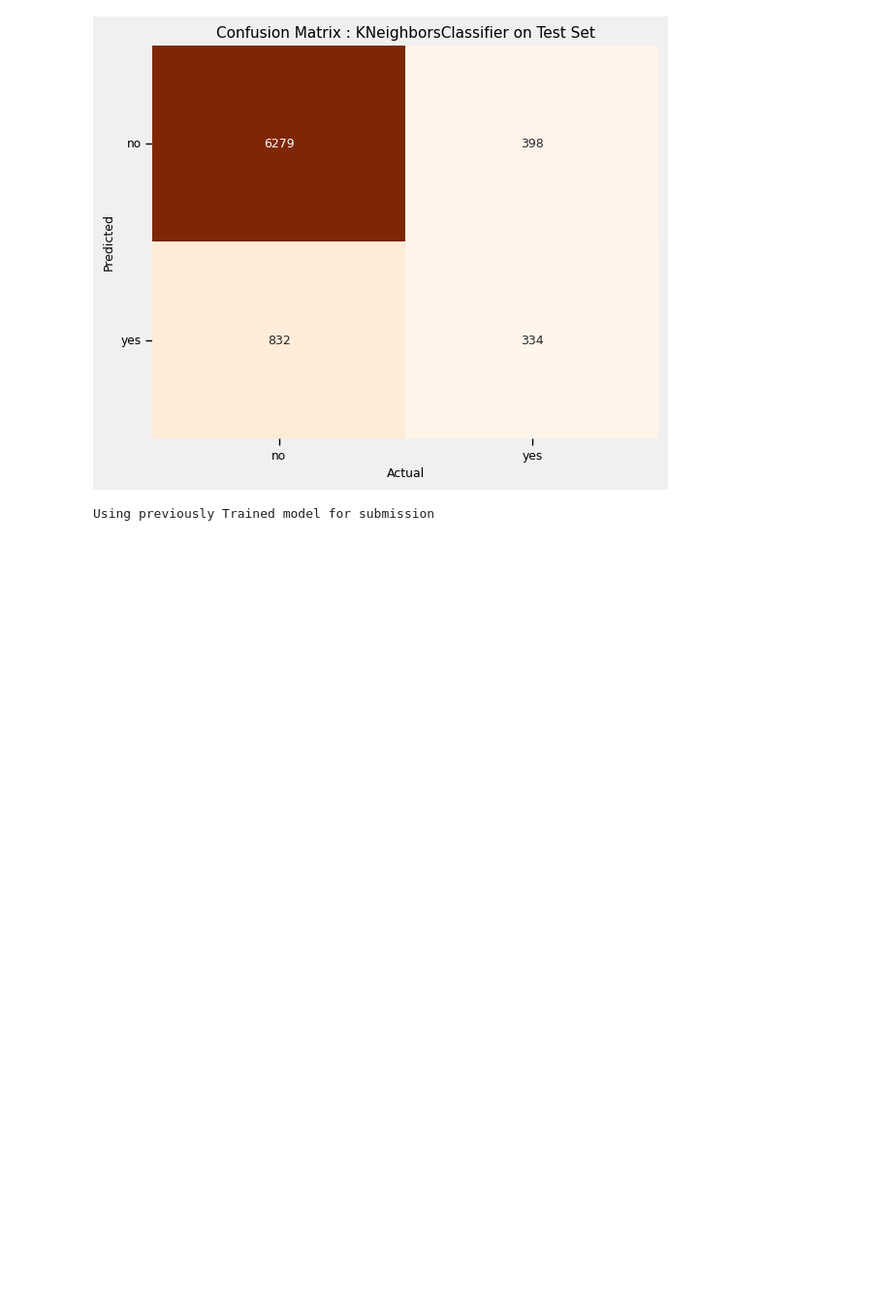
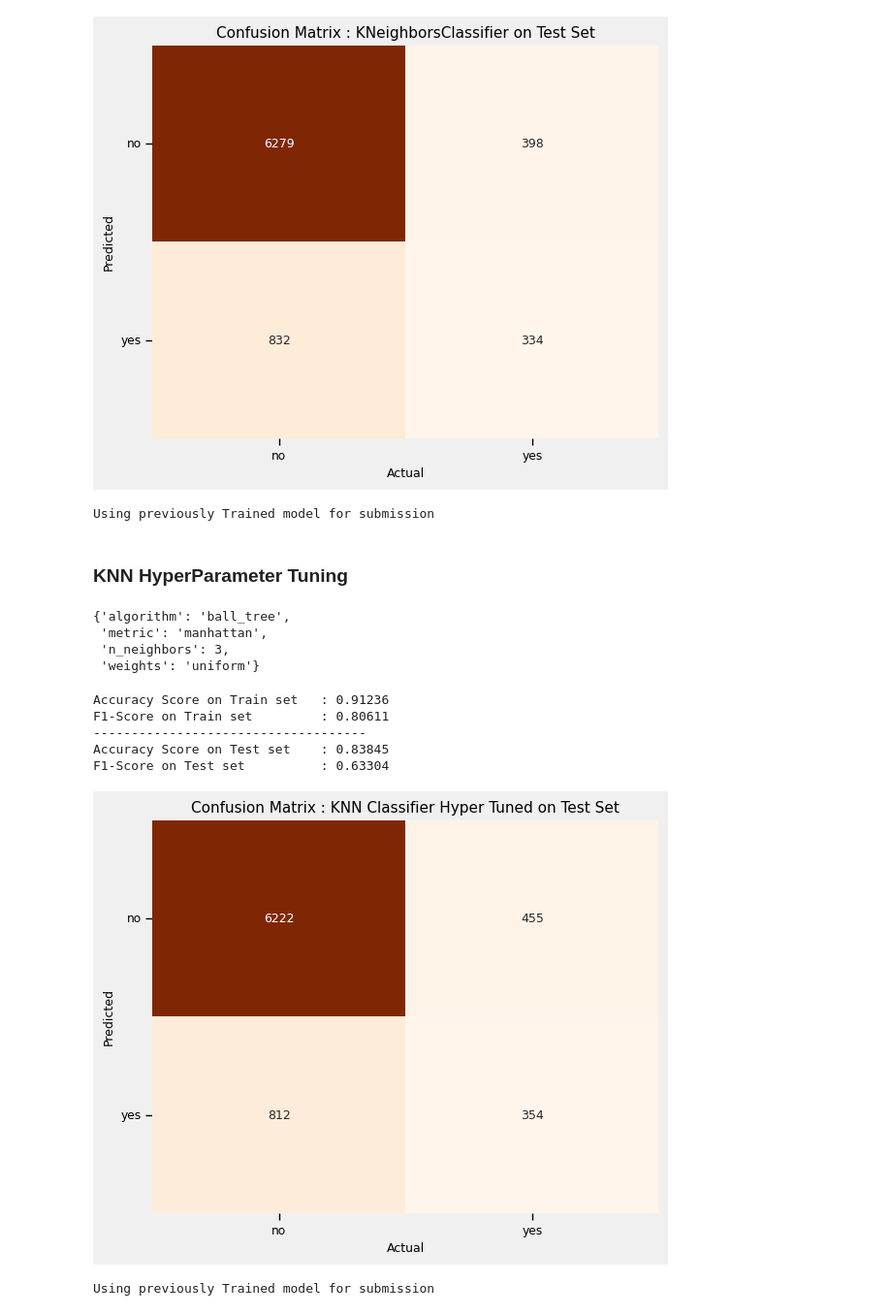
Before and after one commit to jishnukoliyadan/Predicting-the-Success-of-Bank-telemarketing, a Jupyter notebook: notebook/Predict-Success-of-Bank-telemarketing.ipynb, the cells around one changed output. Shown at 97% size. Saved outputs shown, nothing was run; the diff lists cells and outputs as text; code cells hidden in the pictures; blank space fills up the shorter version.

```diff
--- a/notebook/Predict-Success-of-Bank-telemarketing.ipynb
+++ b/notebook/Predict-Success-of-Bank-telemarketing.ipynb
@@ -1112,6 +1112,56 @@ Accuracy Score on Test set    : 0.84317
 F1-Score on Test set          : 0.63137
 [figure]
 Using previously Trained model for submission
+# %% [markdown]
+### KNN HyperParameter Tuning
+# %%
+grid_params = {'algorithm': ['ball_tree', 'brute', 'kd_tree'],
+               'metric': ['cosine', 'euclidean', 'manhattan'],
+               'n_neighbors': [2, 3, 4, 5, 6],
+               'weights': ['distance', 'uniform']}
+
+# Best parameters received post hyper-parameter tuning with cross-validation 5
+grid_params = {'algorithm': ['ball_tree'],
+               'metric': ['manhattan'],
+               'n_neighbors': [3],
+               'weights': ['uniform']}
+
+gridCV = GridSearchCV(KNeighborsClassifier(n_jobs = -1), grid_params, cv = 2, scoring = 'f1_macro', n_jobs = -1)
+
+gridCV.fit(tansformed_train_X, y_train)
+gridCV.best_params_
+# %% [output]
+{'algorithm': 'ball_tree',
+ 'metric': 'manhattan',
+ 'n_neighbors': 3,
+ 'weights': 'uniform'}
+# %%
+clf_name = 'KNeighborsClassifier-Hyper-Base'
+knnClassifier_, knn_f1Score = train_partial_classifier_model(KNeighborsClassifier(**gridCV.best_params_,
+                                                                                  n_jobs = -1),
+                                                             trainX_ = tansformed_train_X,
+                                                             trainY_ = y_train,
+                                                             testX_ = tansformed_test_X,
+                                                             testY_ = y_test,
+                                                             text_  = 'KNN Classifier Hyper Tuned',
+                                                             plot_cm = True,
+                                                             onTrain = True)
+
+model_performance_df.loc[len(model_performance_df)] = [clf_name,
+                                                       gridCV.best_params_,
+                                                       knn_f1Score]
+
+submission_classifier(classifier_ = knnClassifier_, filename = 'submission', clf_name = clf_name,
+                      trainX_og = og_tansformed_train_X, trainY_og = trainDF_most_Y,
+                      testX_ = og_tansformed_test_X, submission_DF = submissionDF, train = False)
+# %% [output]
+Accuracy Score on Train set   : 0.91236
+F1-Score on Train set         : 0.80611
+------------------------------------
+Accuracy Score on Test set    : 0.83845
+F1-Score on Test set          : 0.63304
+[figure, added]
+Using previously Trained model for submission
 # %%
 model_performance_df.style
 # %% [output]
```
Also changed, not shown: parts of 2 cells of this notebook, 2 other files.
